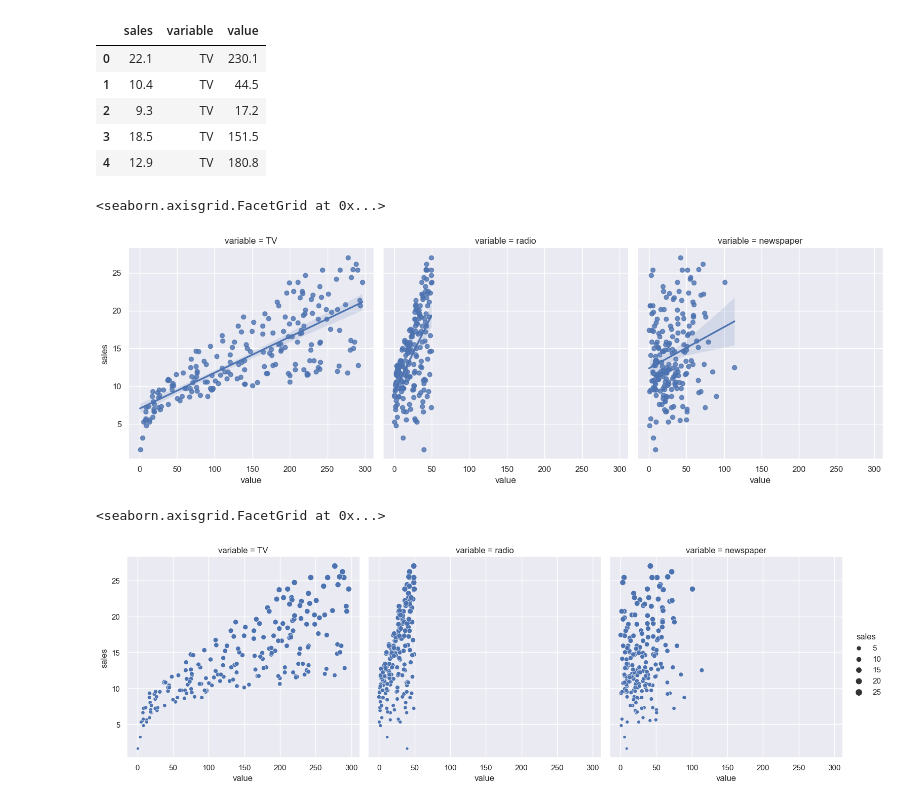
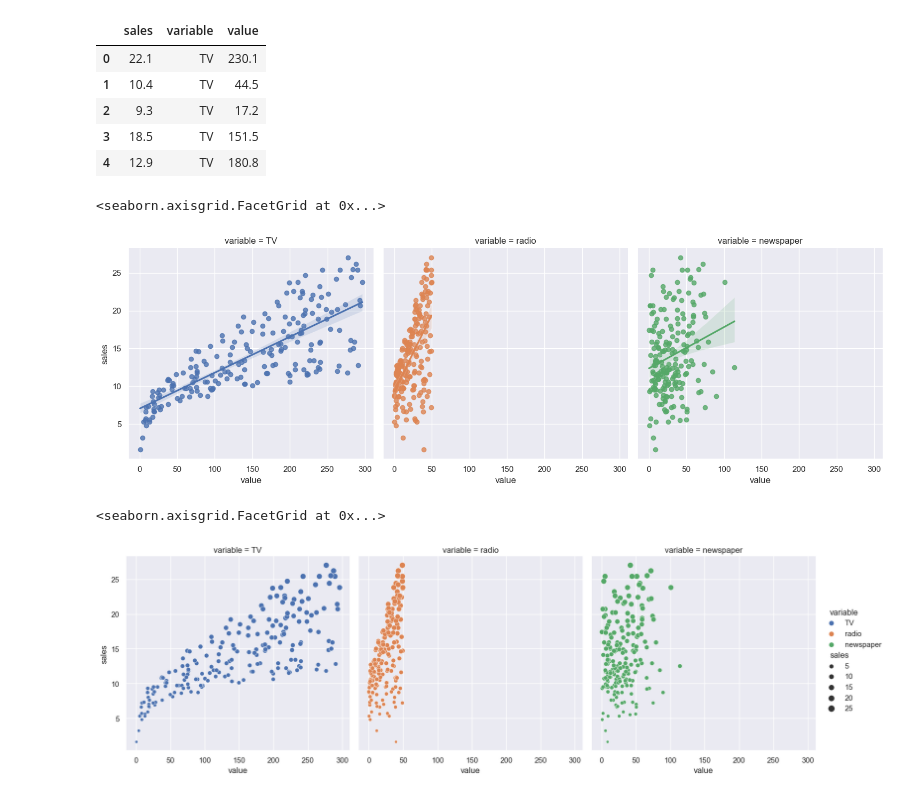
Before and after one commit to vinovator/Pandas-Projects, a Jupyter notebook: Advertising.ipynb, the cells around one changed output. Cells and saved outputs as stored; diff of their text form; code cells hidden in the pictures.

```diff
--- a/Advertising.ipynb
+++ b/Advertising.ipynb
@@ -128,18 +128,19 @@ df_melt.head()
 | 3 | 18.5 | TV | 151.5 |
 | 4 | 12.9 | TV | 180.8 |
 # %%
-sns.lmplot(data=df_melt, x="value", y="sales", col="variable")
+sns.lmplot(data=df_melt, x="value", y="sales", hue="variable", col="variable")
 # %% [output]
 <seaborn.axisgrid.FacetGrid at 0x...>
-[figure, old version]
+[figure, new version]
 # %%
 sns.relplot(
     data=df_melt,
     x="value",
     y="sales",
     col="variable",
+    hue="variable",
     size="sales"
 )
 # %% [output]
 <seaborn.axisgrid.FacetGrid at 0x...>
-[figure, old version]
+[figure, new version]
```
